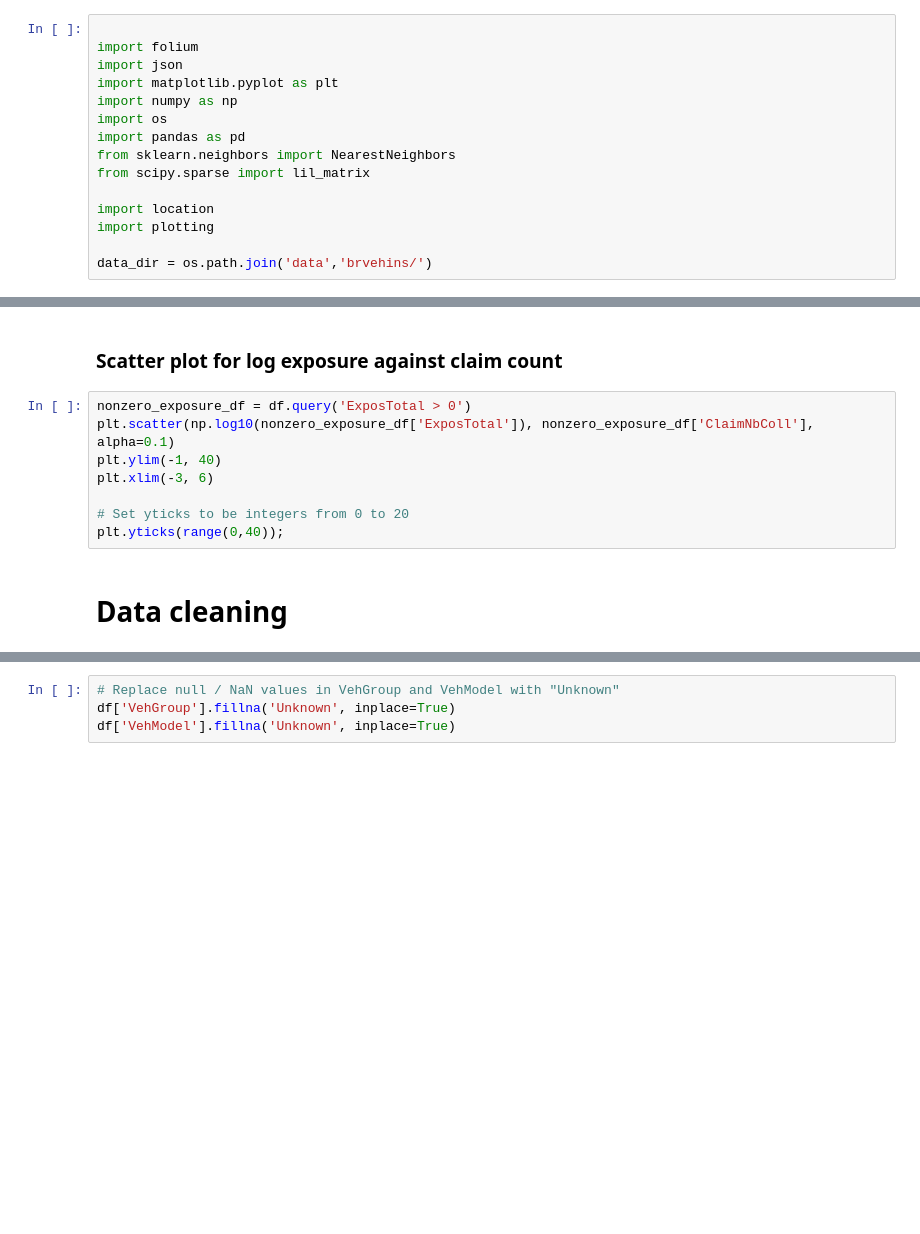
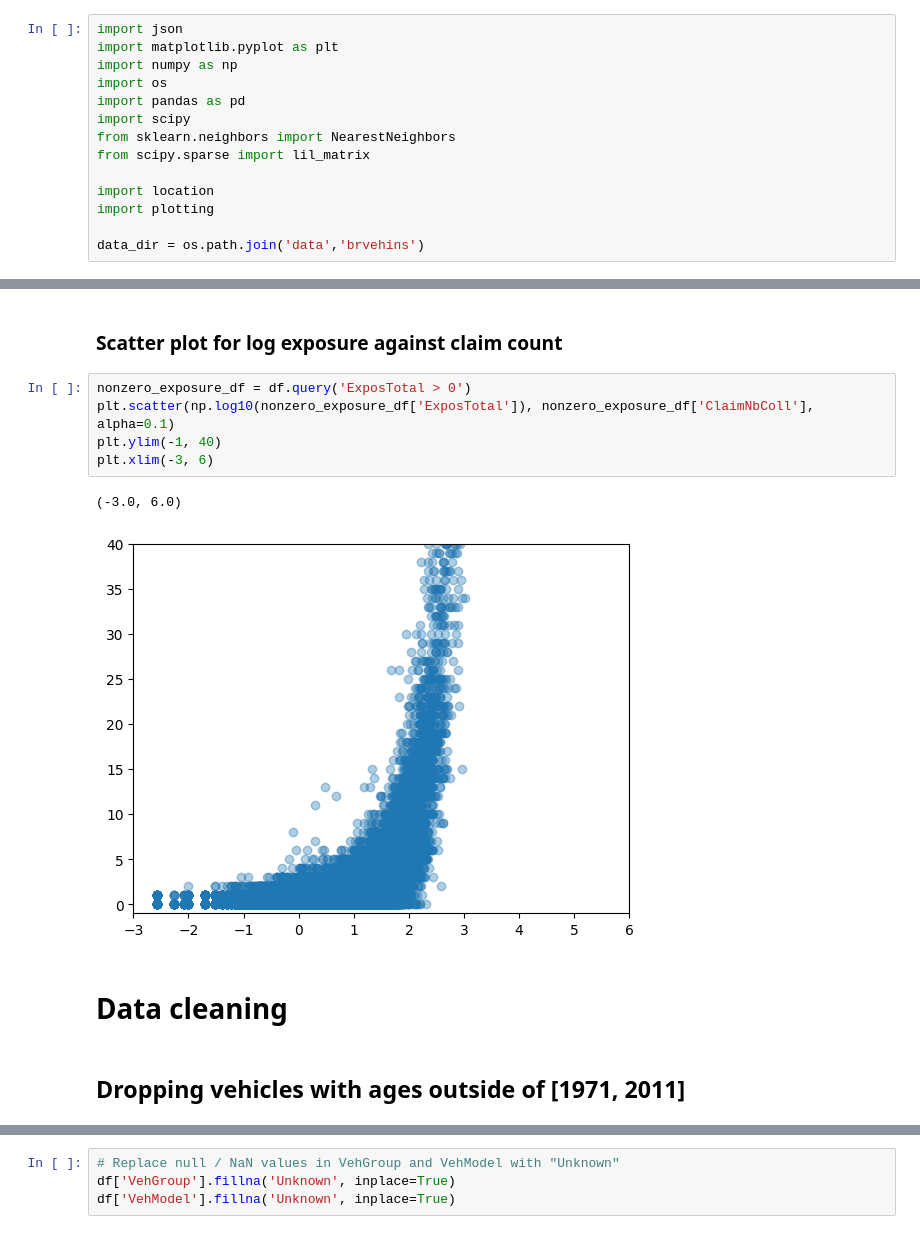
Before and after one commit to ckrapu/bayes-at-scale, a Jupyter notebook: 00-data-cleaning.ipynb, the cells around one changed output, grey strips where cells are left out. Saved outputs shown, nothing was run; the diff lists cells and outputs as text; blank space fills up the shorter version.

```diff
--- a/00-data-cleaning.ipynb
+++ b/00-data-cleaning.ipynb
@@ -1,15 +1,14 @@
 # %%
-
-import folium
 import json
 import matplotlib.pyplot as plt
 import numpy as np
 import os
 import pandas as pd
+import scipy
 from sklearn.neighbors import NearestNeighbors
 from scipy.sparse import lil_matrix
 
 import location
 import plotting
 
-data_dir = os.path.join('data','brvehins/')
+data_dir = os.path.join('data','brvehins')
@@ -196,10 +195,12 @@ plt.hist(np.log10(df.query('ExposTotal > 0')['ExposTotal']), bins=100,edgecolor=
 # %%
 nonzero_exposure_df = df.query('ExposTotal > 0')
 plt.scatter(np.log10(nonzero_exposure_df['ExposTotal']), nonzero_exposure_df['ClaimNbColl'], alpha=0.1)
 plt.ylim(-1, 40)
 plt.xlim(-3, 6)
-
-# Set yticks to be integers from 0 to 20
-plt.yticks(range(0,40));
+# %% [output]
+(-3.0, 6.0)
+[figure, added]
 # %% [markdown]
 # Data cleaning
+# %% [markdown]
+## Dropping vehicles with ages outside of [1971, 2011]
```
Also changed, not shown: parts of 18 cells of this notebook, 2 other files.
